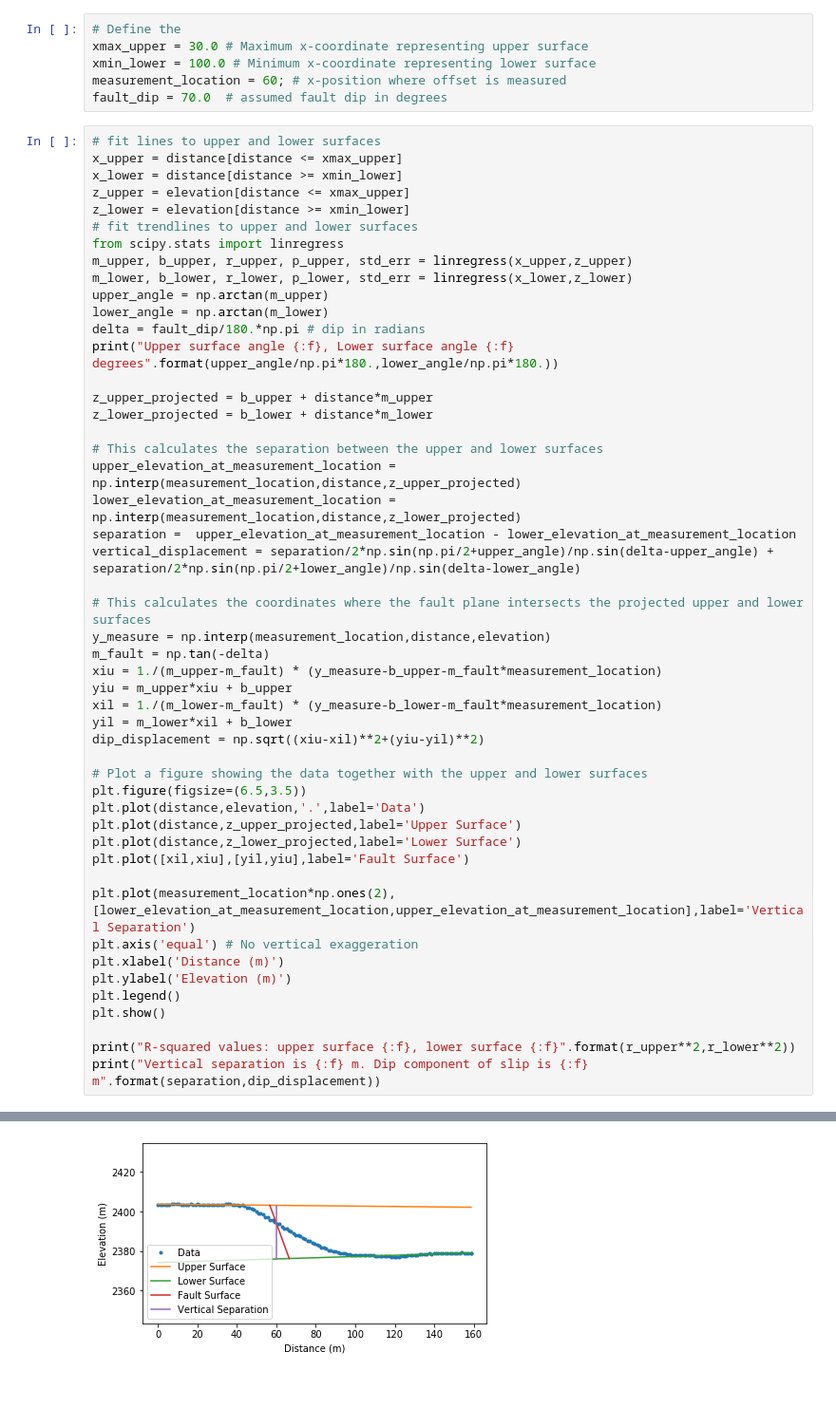
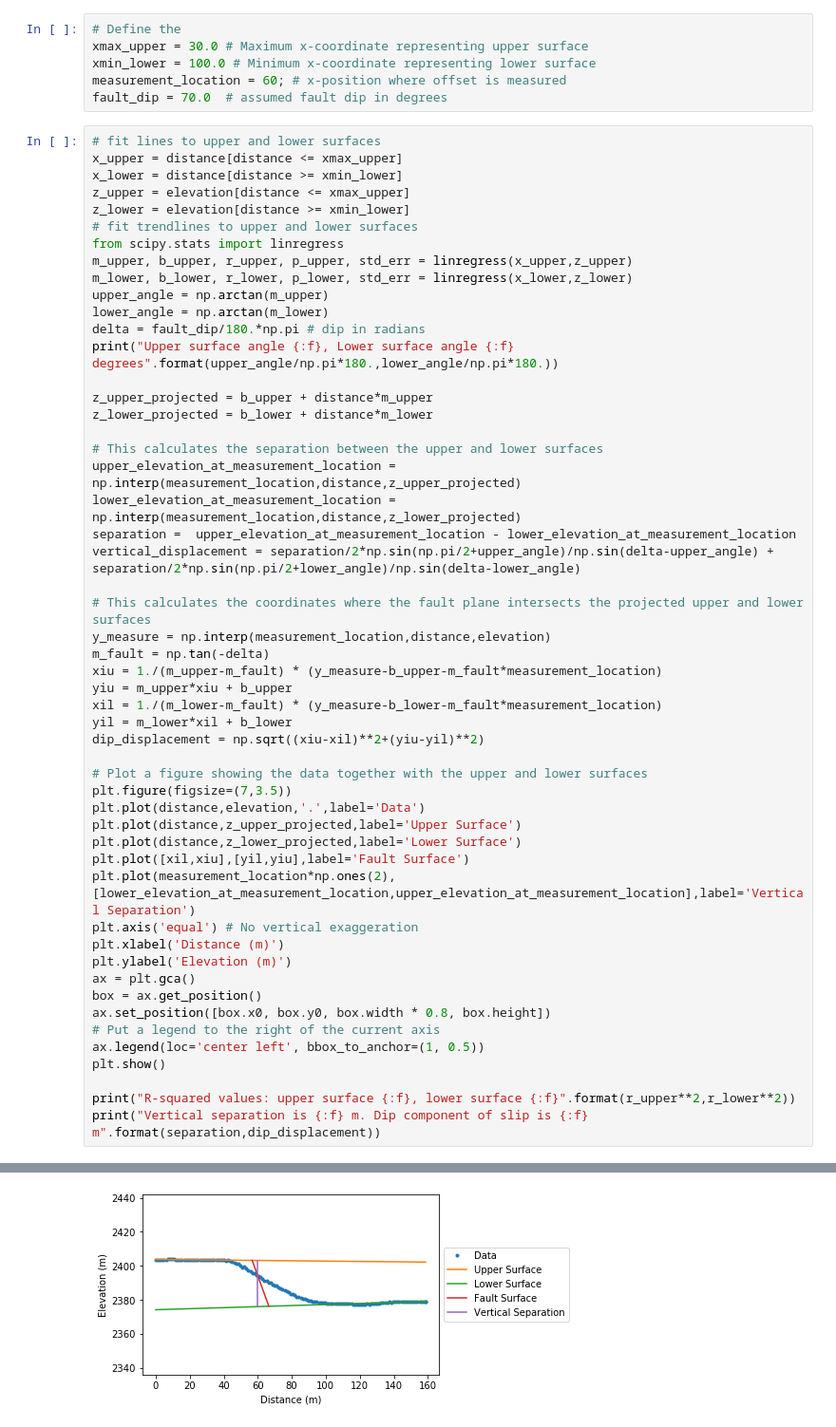
Before and after one commit to maxrudolph/gel103-scarp-analysis, a Jupyter notebook: Fault_Scarp_Analysis.ipynb, the cells around one changed output, grey strips where cells are left out. Shown at 95% size. Cells and saved outputs as stored; diff of their text form; blank space fills up the shorter version.

```diff
--- a/Fault_Scarp_Analysis.ipynb
+++ b/Fault_Scarp_Analysis.ipynb
@@ -193,36 +194,39 @@ z_lower_projected = b_lower + distance*m_lower
 # This calculates the separation between the upper and lower surfaces
 upper_elevation_at_measurement_location = np.interp(measurement_location,distance,z_upper_projected)
 lower_elevation_at_measurement_location = np.interp(measurement_location,distance,z_lower_projected)
 separation =  upper_elevation_at_measurement_location - lower_elevation_at_measurement_location
 vertical_displacement = separation/2*np.sin(np.pi/2+upper_angle)/np.sin(delta-upper_angle) + separation/2*np.sin(np.pi/2+lower_angle)/np.sin(delta-lower_angle)
 
 # This calculates the coordinates where the fault plane intersects the projected upper and lower surfaces
 y_measure = np.interp(measurement_location,distance,elevation)
 m_fault = np.tan(-delta)
 xiu = 1./(m_upper-m_fault) * (y_measure-b_upper-m_fault*measurement_location)
 yiu = m_upper*xiu + b_upper
 xil = 1./(m_lower-m_fault) * (y_measure-b_lower-m_fault*measurement_location)
 yil = m_lower*xil + b_lower
 dip_displacement = np.sqrt((xiu-xil)**2+(yiu-yil)**2)
 
 # Plot a figure showing the data together with the upper and lower surfaces
-plt.figure(figsize=(6.5,3.5))
+plt.figure(figsize=(7,3.5))
 plt.plot(distance,elevation,'.',label='Data')
 plt.plot(distance,z_upper_projected,label='Upper Surface')
 plt.plot(distance,z_lower_projected,label='Lower Surface')
 plt.plot([xil,xiu],[yil,yiu],label='Fault Surface')
-
 plt.plot(measurement_location*np.ones(2),[lower_elevation_at_measurement_location,upper_elevation_at_measurement_location],label='Vertical Separation')
 plt.axis('equal') # No vertical exaggeration
 plt.xlabel('Distance (m)')
 plt.ylabel('Elevation (m)')
-plt.legend()
+ax = plt.gca()
+box = ax.get_position()
+ax.set_position([box.x0, box.y0, box.width * 0.8, box.height])
+# Put a legend to the right of the current axis
+ax.legend(loc='center left', bbox_to_anchor=(1, 0.5))
 plt.show()
 
 print("R-squared values: upper surface {:f}, lower surface {:f}".format(r_upper**2,r_lower**2))
 print("Vertical separation is {:f} m. Dip component of slip is {:f} m".format(separation,dip_displacement))
 # %% [output]
 Upper surface angle -0.560937, Lower surface angle 1.756262 degrees
-[figure, old version]
+[figure, new version]
 R-squared values: upper surface 0.164995, lower surface 0.696118
 Vertical separation is 27.162983 m. Dip component of slip is 28.726872 m
```
Also changed, not shown: parts of 1 cell of this notebook.
